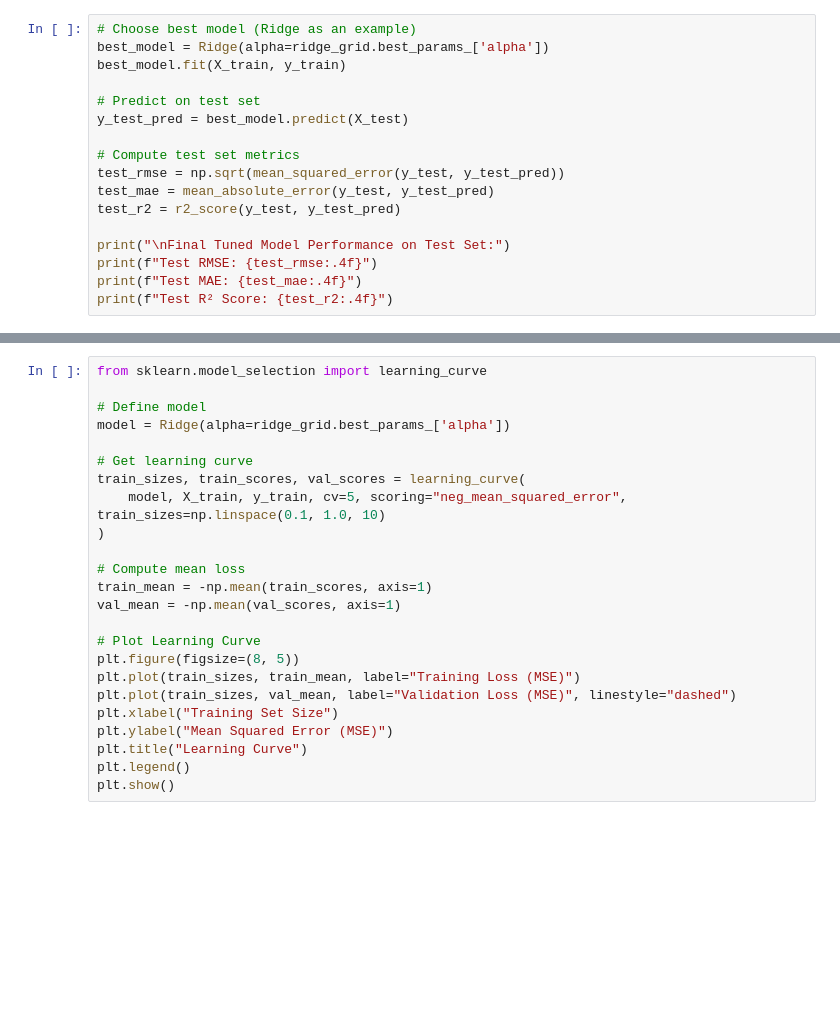
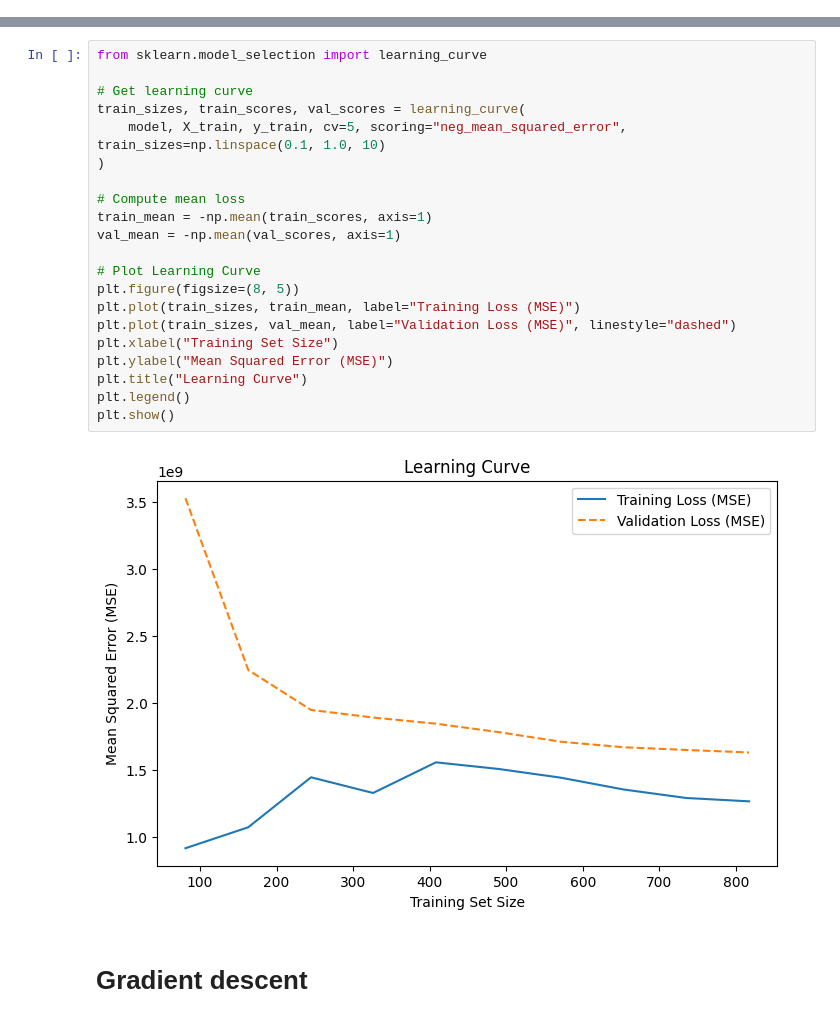
Before and after one commit to Suee18/Task1_ML, a Jupyter notebook: linearRegression.ipynb, the cells around one changed output, grey strips where cells are left out. Drawn from its saved outputs; the diff is of its cells as text; blank space fills up the shorter version.

```diff
--- a/linearRegression.ipynb
+++ b/linearRegression.ipynb
@@ -375,17 +405,0 @@ print(f"Best Elastic Net Alpha: {elastic_grid.best_params_['alpha']}")
-# %%
-# Choose best model (Ridge as an example)
-best_model = Ridge(alpha=ridge_grid.best_params_['alpha'])
-best_model.fit(X_train, y_train)
-
-# Predict on test set
-y_test_pred = best_model.predict(X_test)
-
-# Compute test set metrics
-test_rmse = np.sqrt(mean_squared_error(y_test, y_test_pred))
-test_mae = mean_absolute_error(y_test, y_test_pred)
-test_r2 = r2_score(y_test, y_test_pred)
-
-print("\nFinal Tuned Model Performance on Test Set:")
-print(f"Test RMSE: {test_rmse:.4f}")
-print(f"Test MAE: {test_mae:.4f}")
-print(f"Test R² Score: {test_r2:.4f}")
@@ -394,24 +414,25 @@ Visualising the learning curve
 # %%
 from sklearn.model_selection import learning_curve
-
-# Define model
-model = Ridge(alpha=ridge_grid.best_params_['alpha'])
 
 # Get learning curve
 train_sizes, train_scores, val_scores = learning_curve(
     model, X_train, y_train, cv=5, scoring="neg_mean_squared_error", train_sizes=np.linspace(0.1, 1.0, 10)
 )
 
 # Compute mean loss
 train_mean = -np.mean(train_scores, axis=1)
 val_mean = -np.mean(val_scores, axis=1)
 
 # Plot Learning Curve
 plt.figure(figsize=(8, 5))
 plt.plot(train_sizes, train_mean, label="Training Loss (MSE)")
 plt.plot(train_sizes, val_mean, label="Validation Loss (MSE)", linestyle="dashed")
 plt.xlabel("Training Set Size")
 plt.ylabel("Mean Squared Error (MSE)")
 plt.title("Learning Curve")
 plt.legend()
 plt.show()
+# %% [output]
+[figure, added]
+# %% [markdown]
+# Gradient descent
```
Also changed, not shown: parts of 38 cells of this notebook.
